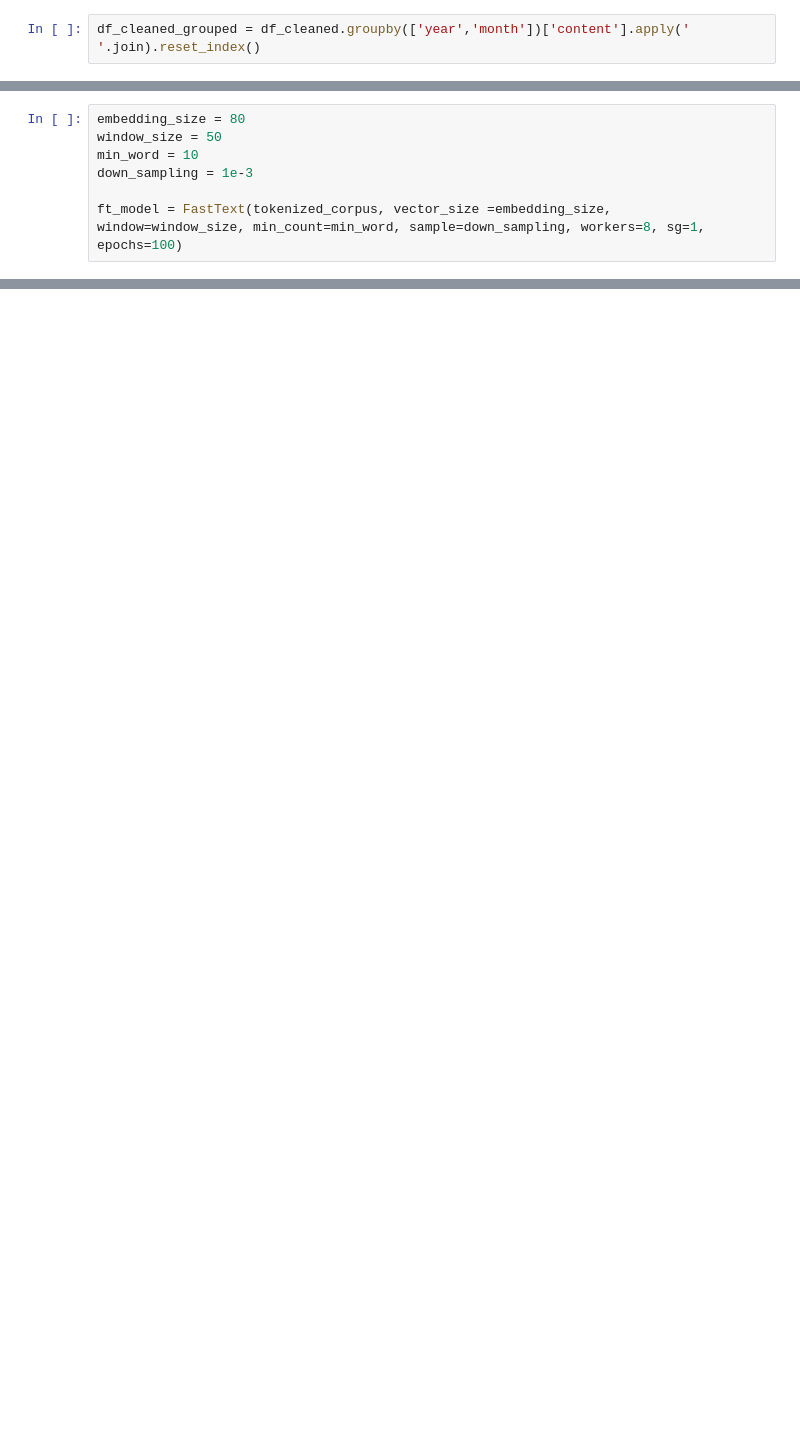
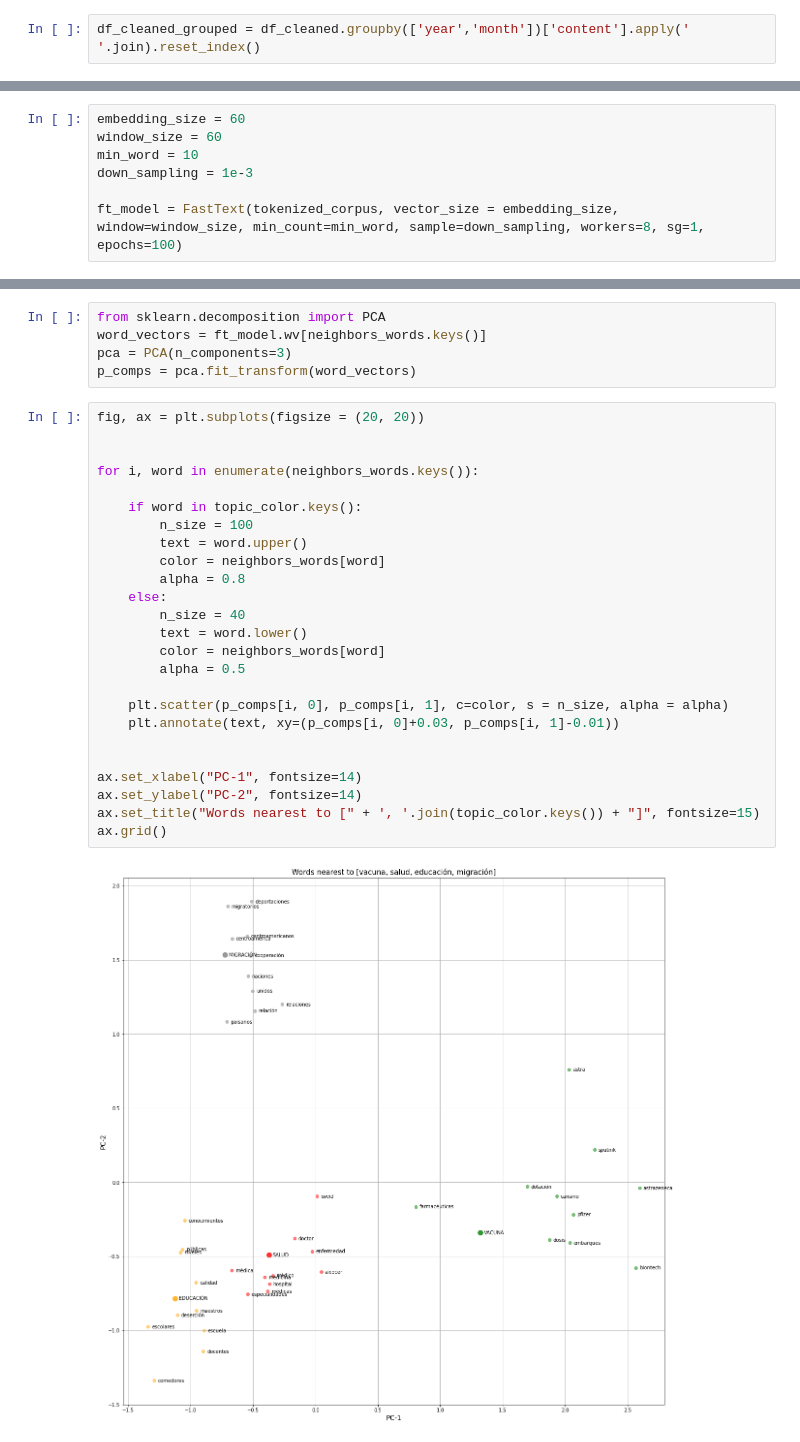
Before and after one commit to Wittline/text-analysis-speeches-amlo, a Jupyter notebook: test.ipynb, the cells around one changed output, grey strips where cells are left out. Saved outputs shown, nothing was run; the diff lists cells and outputs as text; blank space fills up the shorter version.

```diff
--- a/test.ipynb
+++ b/test.ipynb
@@ -304,9 +375,9 @@ print(len(most_occur))
 tokenized_corpus = [nltk.word_tokenize(speechs) for speechs in df_cleaned_grouped['content']]
 # %%
-embedding_size = 80
-window_size = 50
+embedding_size = 60
+window_size = 60
 min_word = 10
 down_sampling = 1e-3
 
-ft_model = FastText(tokenized_corpus, vector_size =embedding_size, window=window_size, min_count=min_word, sample=down_sampling, workers=8, sg=1, epochs=100)
+ft_model = FastText(tokenized_corpus, vector_size = embedding_size, window=window_size, min_count=min_word, sample=down_sampling, workers=8, sg=1, epochs=100)
 # %%
@@ -338,0 +408,32 @@ for word_names, x, y in zip(word_names, p_comps[:, 0], p_comps[:, 1]):
+# %%
+from sklearn.decomposition import PCA
+word_vectors = ft_model.wv[neighbors_words.keys()]
+pca = PCA(n_components=3)
+p_comps = pca.fit_transform(word_vectors)
+# %%
+fig, ax = plt.subplots(figsize = (20, 20))
+
+
+for i, word in enumerate(neighbors_words.keys()):
+
+    if word in topic_color.keys():
+        n_size = 100
+        text = word.upper()
+        color = neighbors_words[word]
+        alpha = 0.8
+    else:
+        n_size = 40
+        text = word.lower()
+        color = neighbors_words[word]
+        alpha = 0.5
+
+    plt.scatter(p_comps[i, 0], p_comps[i, 1], c=color, s = n_size, alpha = alpha)
+    plt.annotate(text, xy=(p_comps[i, 0]+0.03, p_comps[i, 1]-0.01))
+
+
+ax.set_xlabel("PC-1", fontsize=14)
+ax.set_ylabel("PC-2", fontsize=14)
+ax.set_title("Words nearest to [" + ', '.join(topic_color.keys()) + "]", fontsize=15)
+ax.grid()
+# %% [output]
+[figure, added]
```
Also changed, not shown: parts of 11 cells of this notebook, 1 other file.
